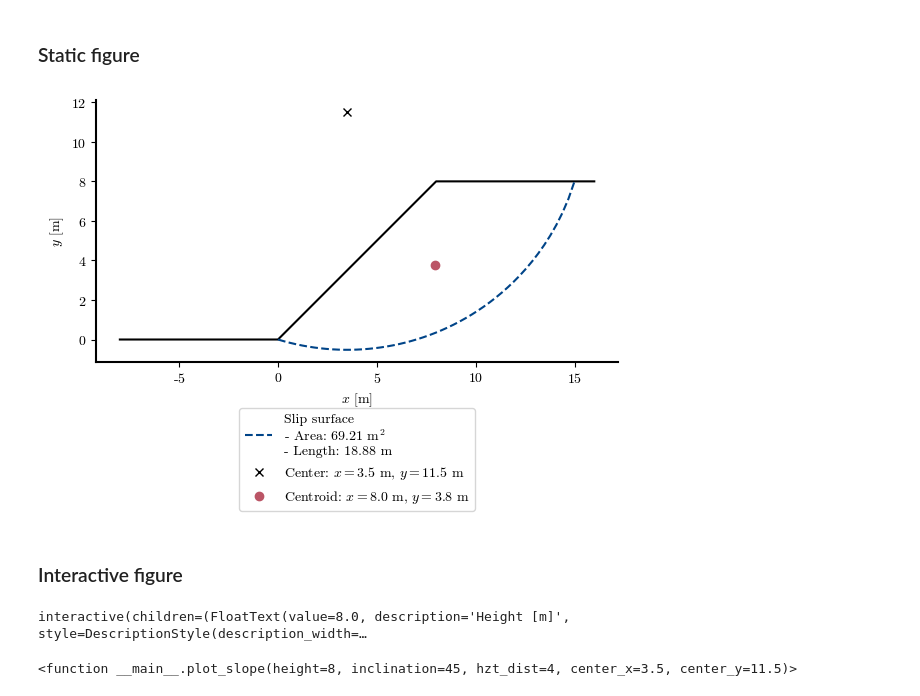
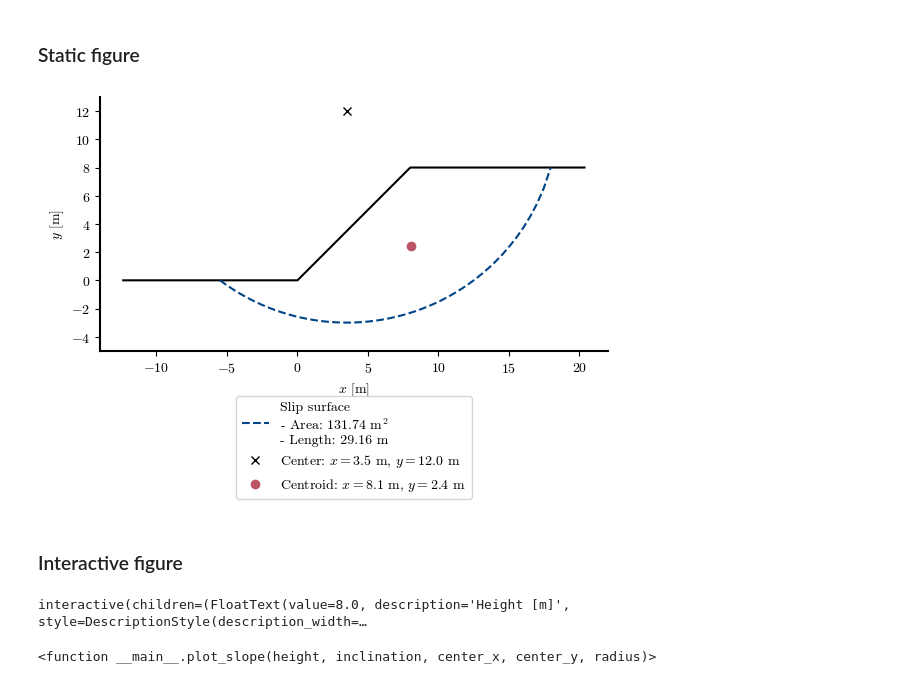
Before and after one commit to AppliedMechanics-EAFIT/slope_stability, a Jupyter notebook: notebooks/global_equilibrium_method.ipynb, the cells around one changed output. Saved outputs shown, nothing was run; the diff lists cells and outputs as text; code cells hidden in the pictures.

```diff
--- a/notebooks/global_equilibrium_method.ipynb
+++ b/notebooks/global_equilibrium_method.ipynb
@@ -30,7 +30,7 @@ mpl.rcParams.update(
 
 ### Funtions
 # %%
-def slope(height=8, inclination=45, hzt_dist=4):
+def slope(height, inclination, hzt_dist):
     inclination = np.radians(inclination)
     hzt_slope = height / np.tan(inclination)  # horizontal dist. of slope face
     terrain_coords = np.array(
@@ -42,10 +42,10 @@ def slope(height=8, inclination=45, hzt_dist=4):
     return terrain_coords
 
 
-def circular_surface(center_x, center_y, height):
-    radius = np.linalg.norm((center_x, center_y))
+def circular_surface(center_x, center_y, radius, height):
     x_max = np.sqrt(radius**2 - (height - center_y) ** 2) + center_x
-    x = np.linspace(0, x_max, 50)
+    x_min = -np.sqrt(radius**2 - (0 - center_y) ** 2) + center_x
+    x = np.linspace(x_min, x_max, 50)
     y = -np.sqrt(radius**2 - (x - center_x) ** 2) + center_y
     slip_surf_coords = np.array((x, y))
     return slip_surf_coords
@@ -53,16 +53,18 @@ def circular_surface(center_x, center_y, height):
 
 def get_geometric_parameters(terrain_coords, slip_surf_coords):
     surface_line = LineString(slip_surf_coords.T)
-    mass_coords = np.vstack((slip_surf_coords.T, terrain_coords[:, 2]))
+    if slip_surf_coords[0].min() <= 0:
+        mass_coords = np.vstack((slip_surf_coords.T, terrain_coords[:, 2:0:-1].T))
+    else:
+        mass_coords = np.vstack((slip_surf_coords.T, terrain_coords[:, 2]))
     mass_polygon = Polygon(mass_coords)
     return mass_polygon, surface_line
 
 
-def plot_slope(
-    height=8, inclination=45, hzt_dist=4, center_x=3.5, center_y=11.5
-):
+def plot_slope(height, inclination, center_x, center_y, radius):
+    slip_surf_coords = circular_surface(center_x, center_y, radius, height)
+    hzt_dist = 0.3*height + slip_surf_coords[0].max() - height/np.tan(np.radians(inclination))
     terrain_coords = slope(height, inclination, hzt_dist)
-    slip_surf_coords = circular_surface(center_x, center_y, height)
     mass_polygon, surface_line = get_geometric_parameters(
         terrain_coords, slip_surf_coords
     )
@@ -93,6 +95,7 @@ def plot_slope(
     )
     ax.set(xlabel="$x$ [m]", ylabel="$y$ [m]")
     ax.set_aspect("equal", "box")
+    ax.set_ylim((min(slip_surf_coords[1].min()-2, -2), max(center_y+1, height+1)))
     ax.spines["bottom"].set_linewidth(1.5)
     ax.spines["left"].set_linewidth(1.5)
     ax.spines["right"].set_visible(False)
@@ -102,12 +105,15 @@ def plot_slope(
     return
 # %% [markdown]
 ### Static figure
-# %%
-plot_slope(
-    height=8, inclination=45, hzt_dist=8, center_x=3.5, center_y=11.5
-)
-# %% [output]
-[figure, removed]
+# %%
+height = 8  # [m]
+inclination = 45  # [°]
+center_x = 3.5  # [m]
+center_y = 12  # [m]
+radius = 15  # [m]
+plot_slope(height, inclination, center_x, center_y, radius)
+# %% [output]
+[figure, added]
 # %% [markdown]
 ### Interactive figure
 # %%
@@ -116,10 +122,10 @@ interact(  # Interactive widgets
     plot_slope,
     height=widgets.FloatText(value=8, description="Height [m]", style=style),
     inclination=widgets.FloatText(value=45, description="Inclination [°]", style=style),
-    hzt_dist=widgets.FloatText(value=8, description="Toe/crown dist. [m]", style=style),
-    center_x=widgets.FloatText(value=3.5, description="Center abscissa [m]", style=style),
-    center_y=widgets.FloatText(value=11.5, description="Center ordinate [m]", style=style)
+    center_x=widgets.FloatText(value=3.5, description="Center abscissa, Cx [m]", style=style),
+    center_y=widgets.FloatText(value=11.5, description="Center ordinate, Cy [m]", style=style),
+    radius=widgets.FloatText(value=15, description="Radius [m]", style=style)
 )
 # %% [output]
 interactive(children=(FloatText(value=8.0, description='Height [m]', style=DescriptionStyle(description_width=…
-<function __main__.plot_slope(height=8, inclination=45, hzt_dist=4, center_x=3.5, center_y=11.5)>
+<function __main__.plot_slope(height, inclination, center_x, center_y, radius)>
```
Also changed, not shown: 1 other file.
